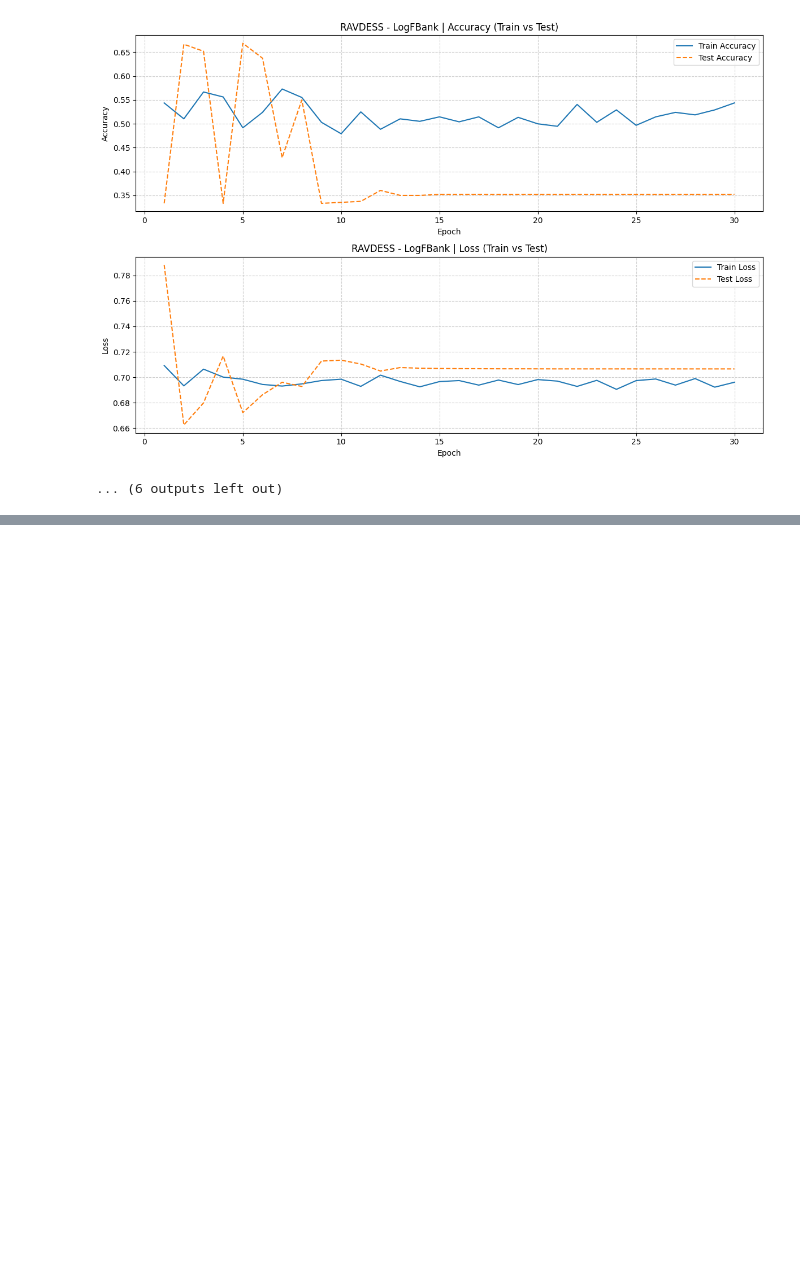
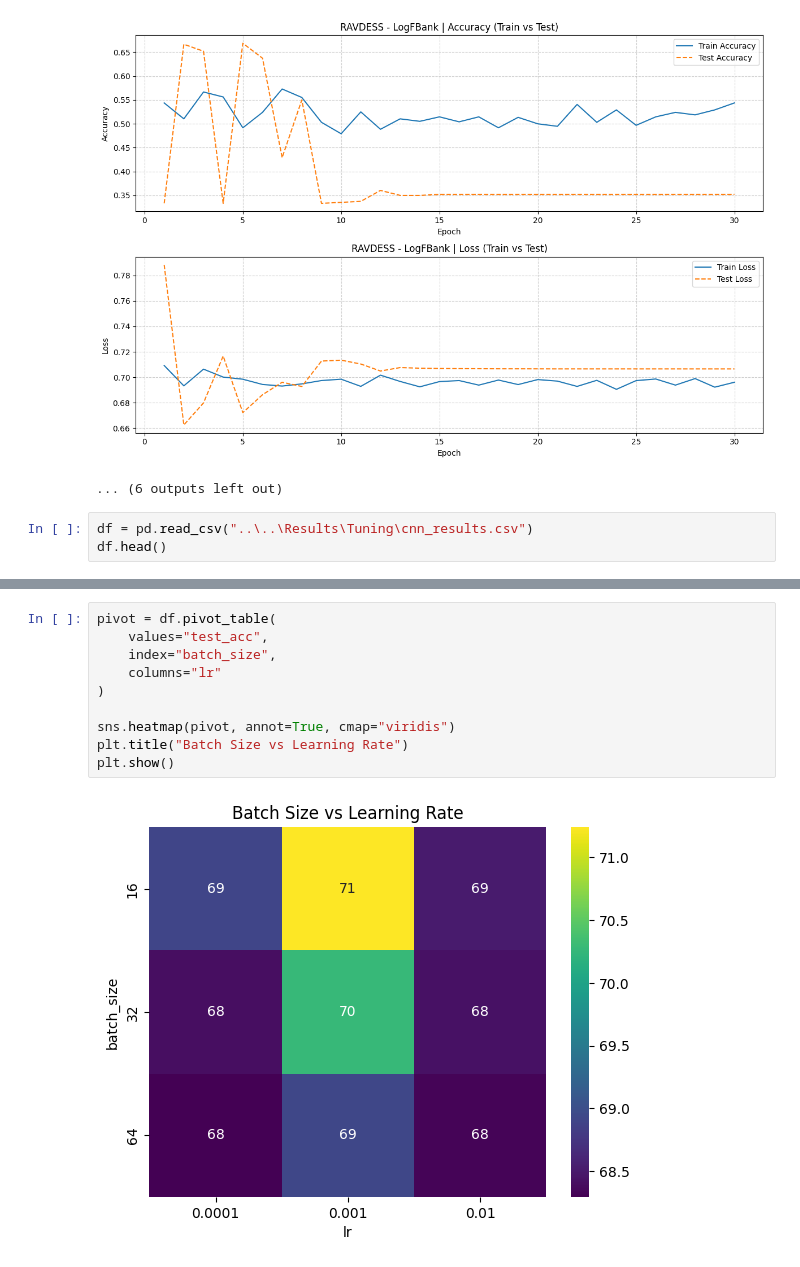
Before and after one commit to Hadoroo/Speech-Stress-Detection, a Jupyter notebook: Scripts/Visualizer/visualizer.ipynb, the cells around one changed output, grey strips where cells are left out. Saved outputs shown, nothing was run; the diff lists cells and outputs as text; blank space fills up the shorter version.

```diff
--- a/Scripts/Visualizer/visualizer.ipynb
+++ b/Scripts/Visualizer/visualizer.ipynb
@@ -385,3 +390,6 @@ print(best_per_dataset[["Dataset", "Feature", "Test Accuracy", "Precision", "Rec
 [figure]
 [figure]
 ... (6 outputs left out)
+# %%
+df = pd.read_csv("..\..\Results\Tuning\cnn_results.csv")
+df.head()
@@ -387,0 +403,12 @@ print(best_per_dataset[["Dataset", "Feature", "Test Accuracy", "Precision", "Rec
+# %%
+pivot = df.pivot_table(
+    values="test_acc",
+    index="batch_size",
+    columns="lr"
+)
+
+sns.heatmap(pivot, annot=True, cmap="viridis")
+plt.title("Batch Size vs Learning Rate")
+plt.show()
+# %% [output]
+[figure, added]
```
Also changed, not shown: parts of 10 cells of this notebook, 4 other files.
